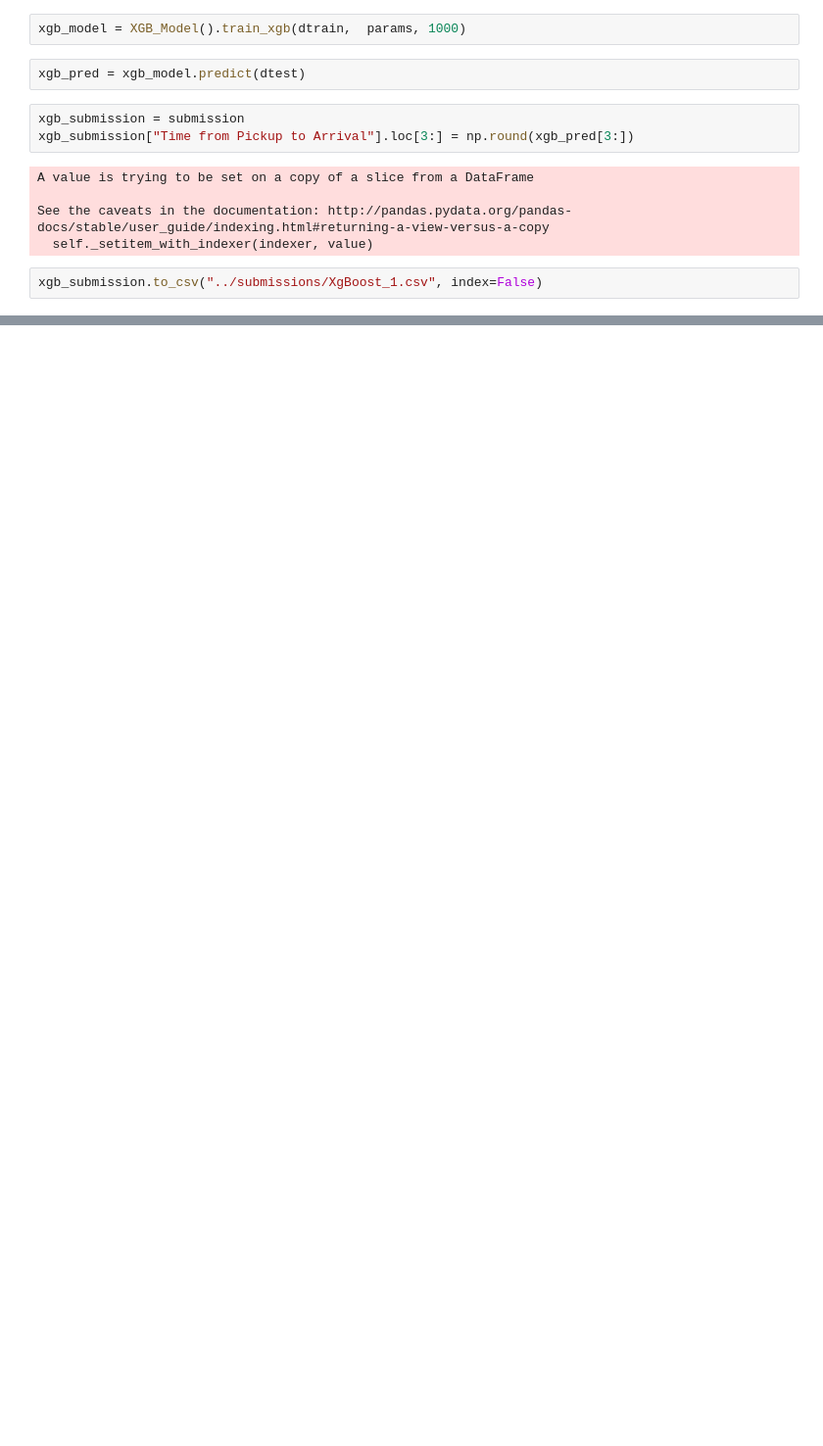
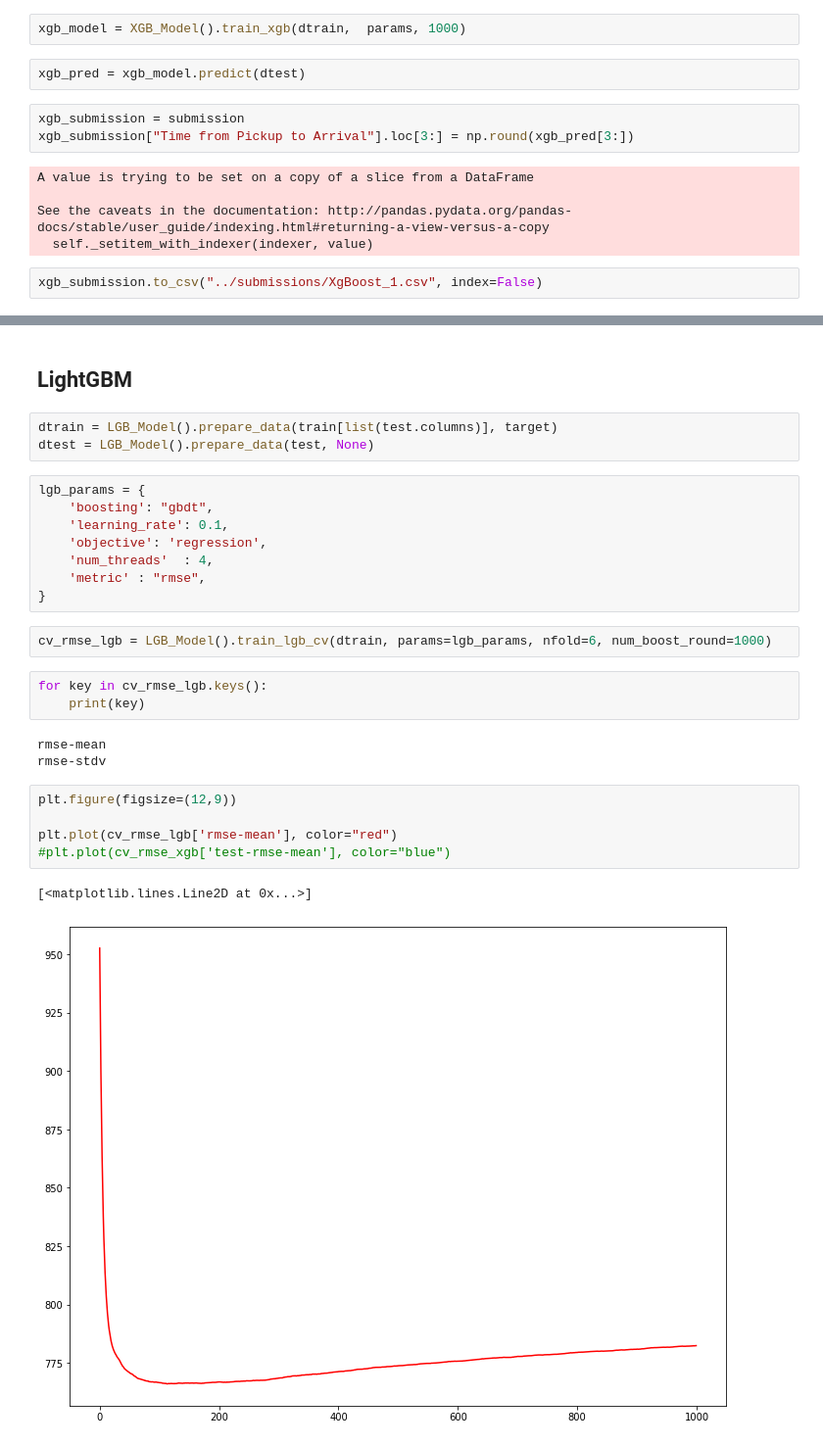
Before and after one commit to BenoCharlo/Sendy, a Jupyter notebook: notebooks/sendy_modelization.ipynb, the cells around one changed output, grey strips where cells are left out. Shown: that part at 98% size. Drawn from its saved outputs; the diff is of its cells as text; blank space fills up the shorter version.

Commit message:
train first lightgbm and submit

```diff
--- a/notebooks/sendy_modelization.ipynb
+++ b/notebooks/sendy_modelization.ipynb
@@ -92,0 +95,29 @@ xgb_submission.to_csv("../submissions/XgBoost_1.csv", index=False)
+# %% [markdown]
+## LightGBM
+# %%
+dtrain = LGB_Model().prepare_data(train[list(test.columns)], target)
+dtest = LGB_Model().prepare_data(test, None)
+# %%
+lgb_params = {
+    'boosting': "gbdt",
+    'learning_rate': 0.1,
+    'objective': 'regression',
+    'num_threads'  : 4,
+    'metric' : "rmse",
+}
+# %%
+cv_rmse_lgb = LGB_Model().train_lgb_cv(dtrain, params=lgb_params, nfold=6, num_boost_round=1000)
+# %%
+for key in cv_rmse_lgb.keys():
+    print(key)
+# %% [output]
+rmse-mean
+rmse-stdv
+# %%
+plt.figure(figsize=(12,9))
+
+plt.plot(cv_rmse_lgb['rmse-mean'], color="red")
+#plt.plot(cv_rmse_xgb['test-rmse-mean'], color="blue")
+# %% [output]
+[<matplotlib.lines.Line2D at 0x...>]
+[figure, added]
```
Also changed, not shown: parts of 9 cells of this notebook.
